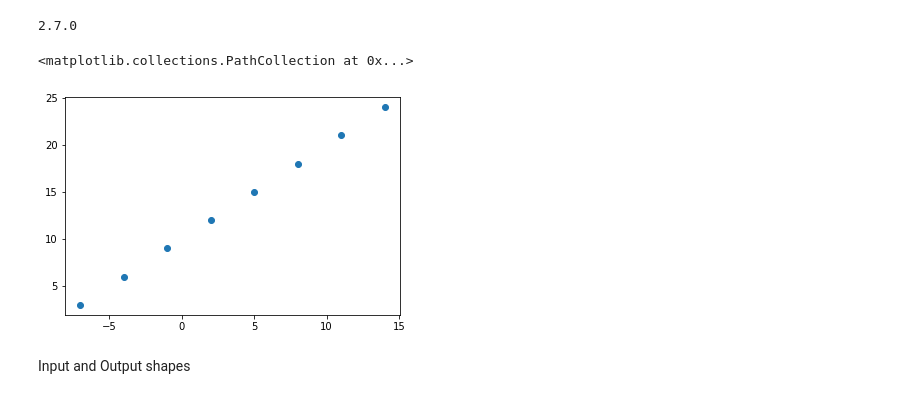
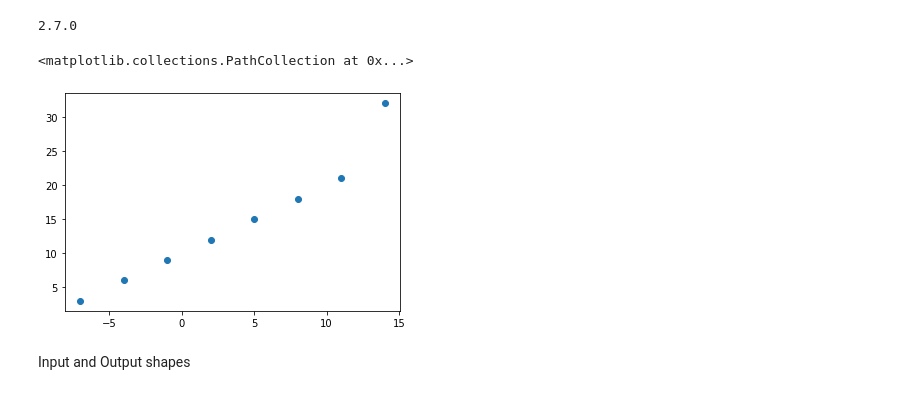
Before and after one commit to ShankarPoudel441/Tensorflow_colabs, a Jupyter notebook: 001_learn_neural_network_regression_with_tensorflow.ipynb, the cells around one changed output. Saved outputs shown, nothing was run; the diff lists cells and outputs as text; code cells hidden in the pictures.

```diff
--- a/001_learn_neural_network_regression_with_tensorflow.ipynb
+++ b/001_learn_neural_network_regression_with_tensorflow.ipynb
@@ -13,14 +13,14 @@ print(tf.__version__)
 # %%
 #Create features:
 X=np.array([-7.0, -4, -1, 2, 5, 8, 11,14])
 
 #Create labels
-y=np.array([3.0,6,9,12,15,18,21,24])
+y=np.array([3.0,6,9,12,15,18,21,32])
 
 plt.scatter(X,y)
 # %% [output]
 <matplotlib.collections.PathCollection at 0x...>
-[figure, old version]
+[figure, new version]
 # %% [markdown]
 Input and Output shapes
 # %%
```
